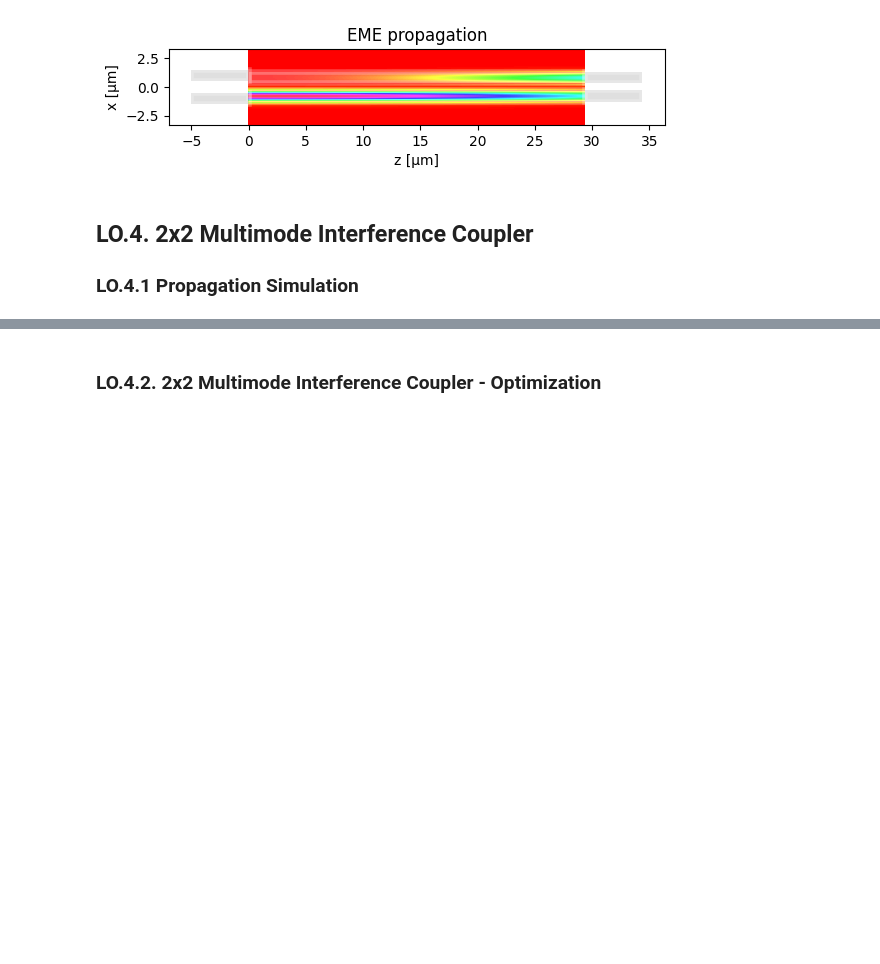
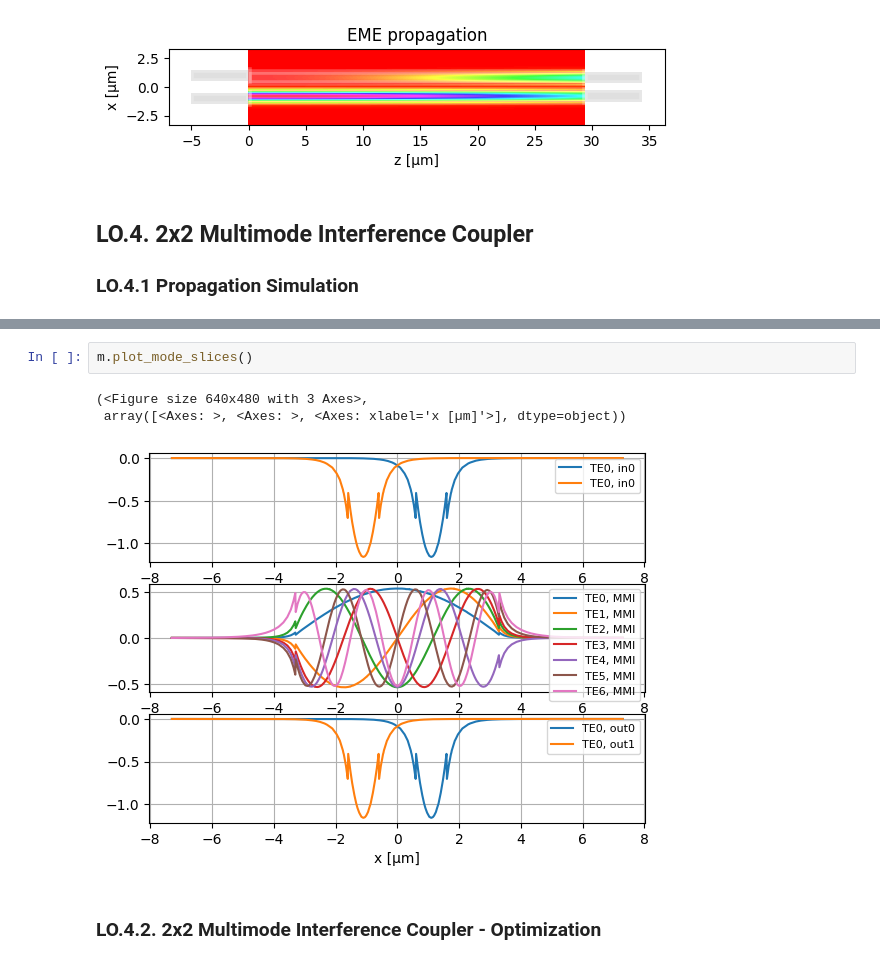
Before and after one commit to DBAEASE/pic-upv-lab2, a Jupyter notebook: COUPLERS_Student.ipynb, the cells around one changed output, grey strips where cells are left out. Drawn from its saved outputs; the diff is of its cells as text; blank space fills up the shorter version.

```diff
--- a/COUPLERS_Student.ipynb
+++ b/COUPLERS_Student.ipynb
@@ -280,3 +280,9 @@ Ratio over OUTs ['0.5161', '0.4839']
+# %%
+m.plot_mode_slices()
+# %% [output]
+(<Figure size 640x480 with 3 Axes>,
+ array([<Axes: >, <Axes: >, <Axes: xlabel='x [µm]'>], dtype=object))
+[figure, added]
 # %% [markdown]
 ### LO.4.2. 2x2 Multimode Interference Coupler - Optimization
 # %%
```
Also changed, not shown: parts of 28 cells of this notebook, 1 other file.
